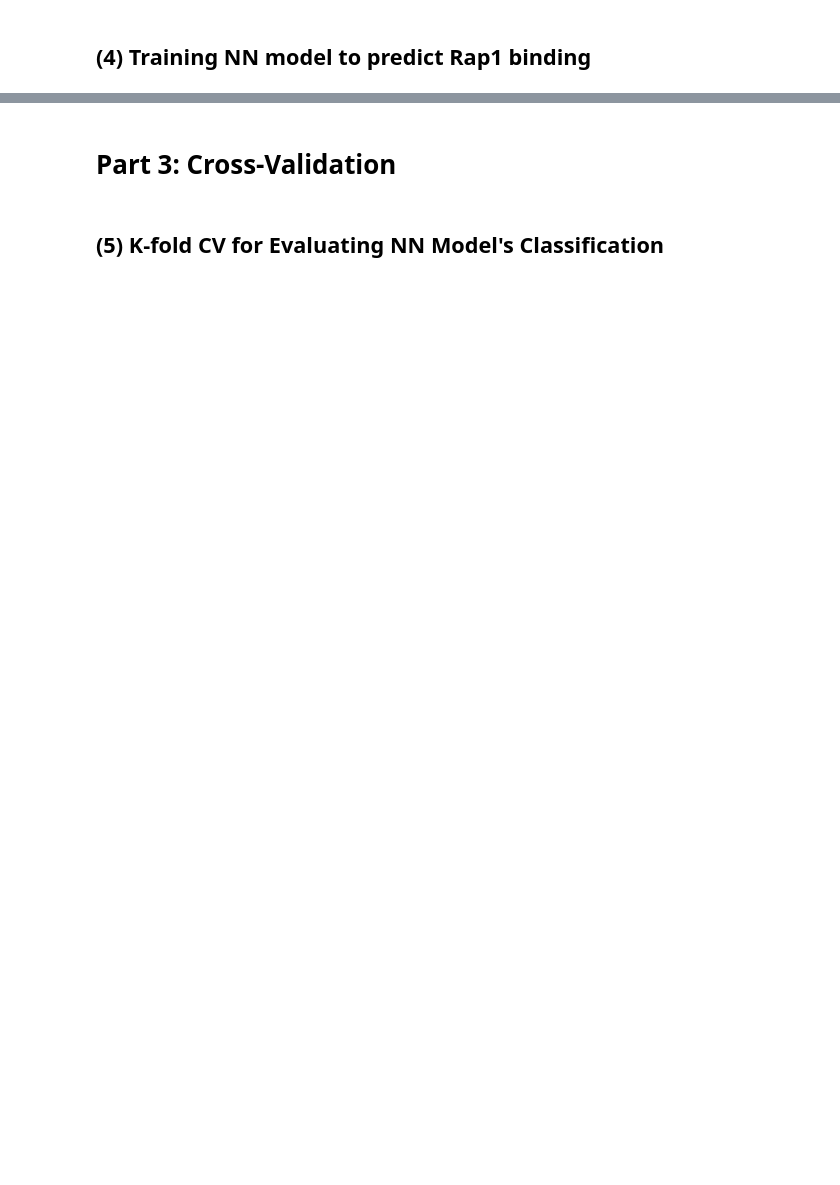
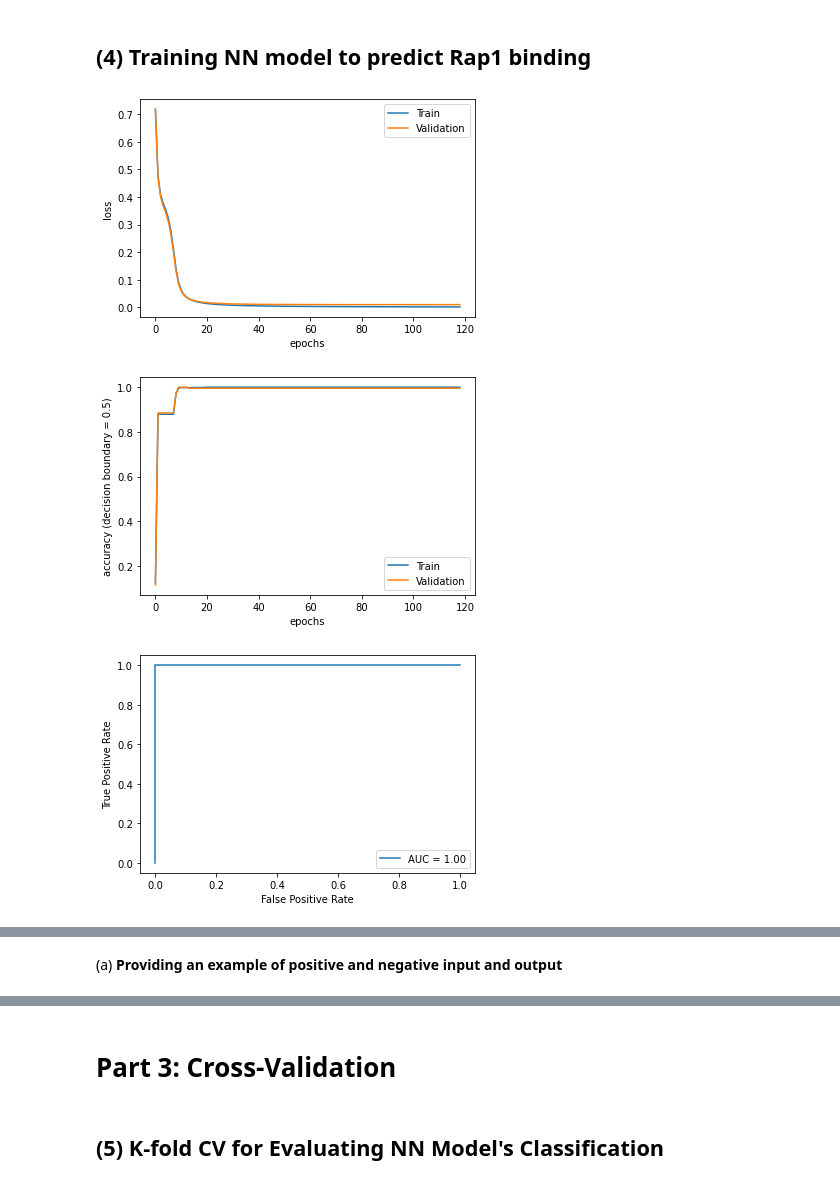
Before and after one commit to pgrosjean/Project3, a Jupyter notebook: Parker_Grosjean_Project3.ipynb, the cells around one changed output, grey strips where cells are left out. Cells and saved outputs as stored; diff of their text form; code cells hidden in the pictures; blank space fills up the shorter version.

```diff
--- a/Parker_Grosjean_Project3.ipynb
+++ b/Parker_Grosjean_Project3.ipynb
@@ -64,13 +74,16 @@ positive_seqs = io.read_text_file('./data/rap1-lieb-positives.txt')
 pot_neg_seqs = io.read_fasta_file('./data/yeast-upstream-1k-negative.fa')
 
 # Randomly sampling negative sequences
-negative_seqs = preprocess.sample_negative_examples(pot_neg_seqs, positive_seqs, num_samples=4000, seq_length=17)
+negative_seqs = preprocess.sample_negative_examples(pot_neg_seqs, positive_seqs, num_samples=1000, seq_length=17)
 
 # Generating labels
 pos_labels = np.expand_dims(np.array([1]*len(positive_seqs)), axis=0)
-neg_labels = np.expand_dims(np.array([1]*len(negative_seqs)), axis=0)
-labels = np.hstack([pos_labels, neg_labels])
+neg_labels = np.expand_dims(np.array([0]*len(negative_seqs)), axis=0)
+labels = np.swapaxes(np.hstack([pos_labels, neg_labels]), 0, 1)
 
 # Generating Unraveled One Hot Encoded Input Feauture --> 4*seq_length
 pos_input = preprocess.encode_seqs(positive_seqs)
 neg_input = preprocess.encode_seqs(negative_seqs)
+
+# Generating full inputs to network
+inputs = np.vstack([pos_input, neg_input])
@@ -96,0 +109,52 @@ per_epoch_loss_train, per_epoch_loss_val = identity_ae.fit(X, y, X, y)
+# %%
+# Defining neccessary hyperparameters for the NN model
+nn_architecture = [{'input_dim': 68, 'output_dim': 2, 'activation': 'relu'},
+                   {'input_dim': 2, 'output_dim': 1, 'activation': 'sigmoid'}]
+loss_function = 'binary_crossentropy'
+learning_rate = 2
+seed = 14
+epochs = 1000
+early_stop = [20, -1e-12]
+
+# Generating NN class instance for binary classifier
+bc_nn = NN.NeuralNetwork(nn_architecture, lr=learning_rate, seed=seed, epochs=epochs, loss_function=loss_function)
+
+# Doing sinlge fold training split
+X_train, X_val, y_train, y_val = preprocess.split_basic_binary(inputs, labels, split=[0.8, 0.2], shuffle=True)
+
+# Making sure that there is no overlap between training and validation set
+X_train_mod = [','.join(X.astype(int).astype(str)) for X in X_train]
+train_set = set(X_train_mod)
+X_val_mod = [','.join(X.astype(int).astype(str)) for X in X_val]
+val_set = set(X_val_mod)
+assert len(train_set & val_set) == 0
+
+# Training Model
+per_epoch_loss_train, per_epoch_loss_val, per_epoch_acc_train, per_epoch_acc_val = bc_nn.fit(X_train, y_train, X_val, y_val, early_stop=early_stop)
+
+# Plotting Loss Curve
+fig = plt.figure()
+plt.plot(np.arange(len(per_epoch_loss_train)), per_epoch_loss_train)
+plt.plot(np.arange(len(per_epoch_loss_val)), per_epoch_loss_val)
+plt.legend(['Train', 'Validation'])
+plt.xlabel('epochs')
+plt.ylabel('loss')
+plt.show()
+
+# Plotting Accuracy Curve
+fig = plt.figure()
+plt.plot(np.arange(len(per_epoch_acc_train)), per_epoch_acc_train)
+plt.plot(np.arange(len(per_epoch_acc_val)), per_epoch_acc_val)
+plt.legend(['Train', 'Validation'])
+plt.xlabel('epochs')
+plt.ylabel('accuracy (decision boundary = 0.5)')
+plt.show()
+
+# Plotting AUROC
+auroc = bc_nn.calculate_auroc(X_val, y_val, n_steps=1000)
+print(f'AUROC: {auroc}')
+print(f'Final Epoch Accuracy: {per_epoch_acc_val[-1]} \n')
+# %% [output]
+[figure, added]
+[figure, added]
+[figure, added]
@@ -96,0 +163,2 @@ per_epoch_loss_train, per_epoch_loss_val = identity_ae.fit(X, y, X, y)
+# %% [markdown]
+(a) **Providing an example of positive and negative input and output**
```
Also changed, not shown: parts of 10 cells of this notebook, 2 other files.
